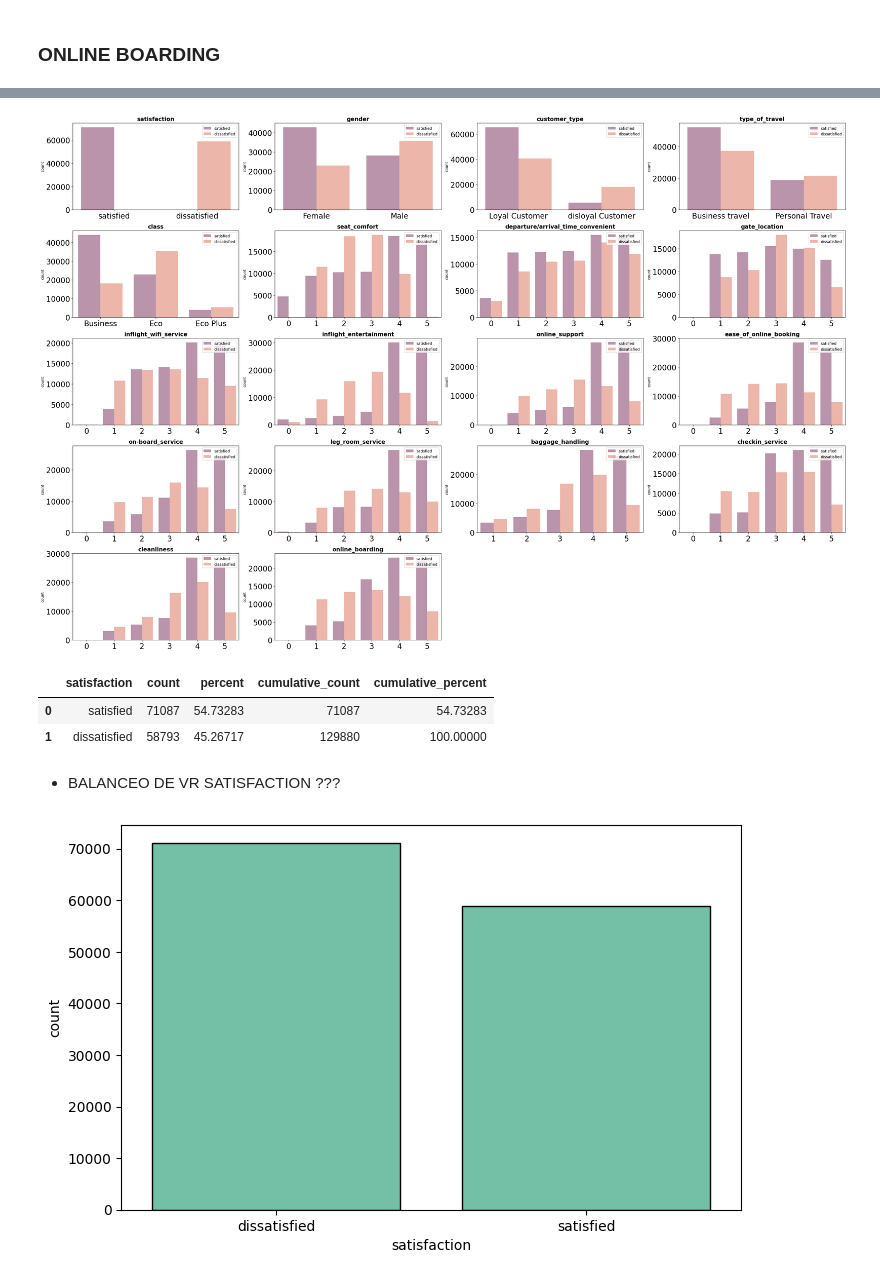
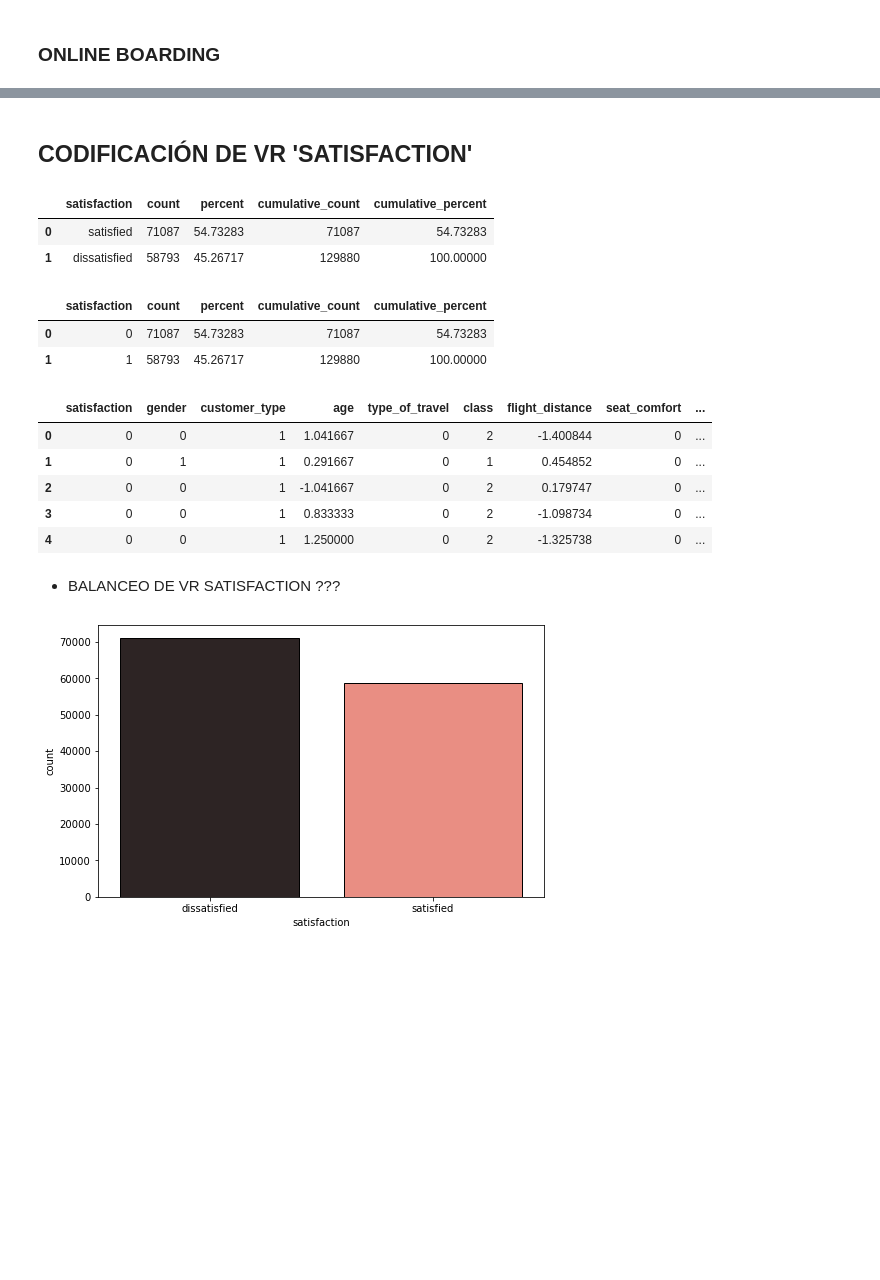
Before and after one commit to Adalab/promo_d_da_modulo3_sprint1_Estibaliz_Lorena, a Jupyter notebook: Regresión Logistica/pair_regresion_logistica2_preprocesado.ipynb, the cells around one changed output, grey strips where cells are left out. Drawn from its saved outputs; the diff is of its cells as text; code cells hidden in the pictures; blank space fills up the shorter version.

```diff
--- a/Regresión Logistica/pair_regresion_logistica2_preprocesado.ipynb
+++ b/Regresión Logistica/pair_regresion_logistica2_preprocesado.ipynb
@@ -407,44 +608,41 @@ df.stb.freq(['class', 'satisfaction'])
-# %%
-# Gráfico de distribución para cada variable categórica
-# ==============================================================================
-
-fig, axes = plt.subplots(nrows = 5, ncols = 4, figsize = (30, 20))
-
-axes = axes.flat
-
-for i, colum in enumerate(df_cat.columns):
-    sns.countplot(
-        data = df_cat,
-        x = colum,
-        hue = "satisfaction",
-        palette = 'rocket',
-        alpha = 0.5,
-        ax = axes[i])
-
-
-    axes[i].set_title(colum, fontsize = 15, fontweight = "bold")
-    axes[i].tick_params(labelsize = 20)
-    axes[i].set_xlabel("")
-    axes[i].legend(loc= "upper right")
-
-fig.delaxes(axes[-1])
-fig.delaxes(axes[-2])
-fig.tight_layout();
-# %% [output]
-[figure, removed]
+# %%
+mapa_board = {0:0, 1:4, 2:4, 3:2, 4:3, 5:1}
+# %%
+df['online_boarding'] = df['online_boarding'].map(mapa_board)
+# %% [markdown]
+## CODIFICACIÓN DE VR 'SATISFACTION'
 # %%
 df.stb.freq(['satisfaction'])
 # %% [output]
 |  | satisfaction | count | percent | cumulative_count | cumulative_percent |
 | 0 | satisfied | 71087 | 54.73283 | 71087 | 54.73283 |
 | 1 | dissatisfied | 58793 | 45.26717 | 129880 | 100.00000 |
+# %%
+mapa_satis = {'satisfied':0, 'dissatisfied':1}
+# %%
+df['satisfaction'] = df['satisfaction'].map(mapa_satis)
+# %%
+df.stb.freq(['satisfaction'])
+# %% [output]
+|  | satisfaction | count | percent | cumulative_count | cumulative_percent |
+| 0 | 0 | 71087 | 54.73283 | 71087 | 54.73283 |
+| 1 | 1 | 58793 | 45.26717 | 129880 | 100.00000 |
+# %%
+df.head()
+# %% [output]
+|  | satisfaction | gender | customer_type | age | type_of_travel | class | flight_distance | seat_comfort | ... |
+| 0 | 0 | 0 | 1 | 1.041667 | 0 | 2 | -1.400844 | 0 | ... |
+| 1 | 0 | 1 | 1 | 0.291667 | 0 | 1 | 0.454852 | 0 | ... |
+| 2 | 0 | 0 | 1 | -1.041667 | 0 | 2 | 0.179747 | 0 | ... |
+| 3 | 0 | 0 | 1 | 0.833333 | 0 | 2 | -1.098734 | 0 | ... |
+| 4 | 0 | 0 | 1 | 1.250000 | 0 | 2 | -1.325738 | 0 | ... |
 # %% [markdown]
 - BALANCEO DE VR SATISFACTION ???
 # %%
 plt.figure(figsize=(8,5)) # para cambiar el tamaño de la figura
 
-fig1 = sns.countplot(data = df, x = "satisfaction",  color = "mediumaquamarine",  edgecolor='black')
+fig1 = sns.countplot(data = df, x = "satisfaction",  palette = "dark:salmon",  edgecolor='black')
 fig1.set(xticklabels=["dissatisfied", "satisfied"])
 plt.show();
 # %% [output]
-[figure, old version]
+[figure, new version]
```
Also changed, not shown: parts of 44 cells of this notebook.
